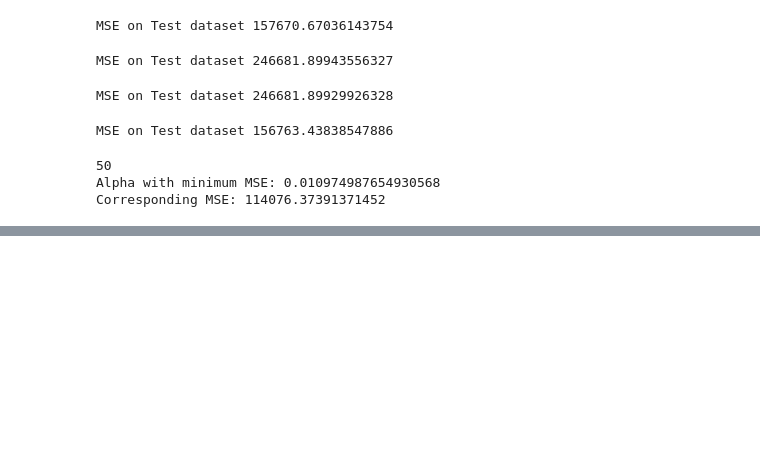
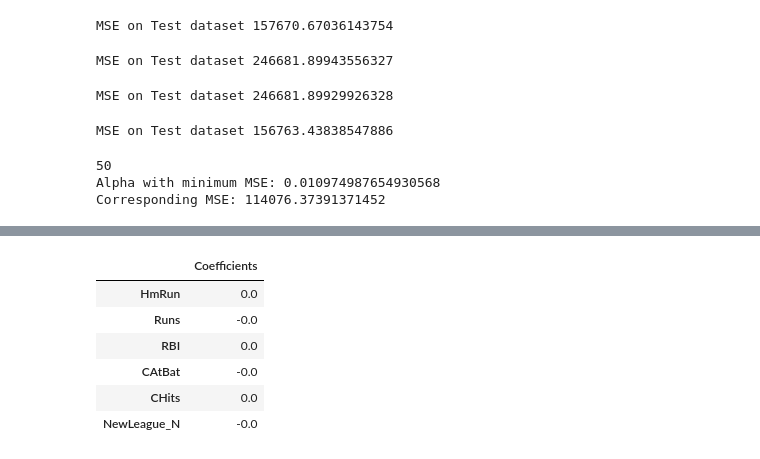
Before and after one commit to Rtavakol/ISLR, a Jupyter notebook: Notebooks/Chapter 6/Lab2/Lab2.ipynb, the cells around one changed output, grey strips where cells are left out. Saved outputs shown, nothing was run; the diff lists cells and outputs as text; code cells hidden in the pictures; blank space fills up the shorter version.

```diff
--- a/Notebooks/Chapter 6/Lab2/Lab2.ipynb
+++ b/Notebooks/Chapter 6/Lab2/Lab2.ipynb
@@ -423,0 +563,10 @@ df_model.
+# %%
+df_model[df_model['Coefficients'] == 0]
+# %% [output]
+|  | Coefficients |
+| HmRun | 0.0 |
+| Runs | -0.0 |
+| RBI | 0.0 |
+| CAtBat | -0.0 |
+| CHits | 0.0 |
+| NewLeague_N | -0.0 |
```
Also changed, not shown: parts of 9 cells of this notebook, 2 other files.
